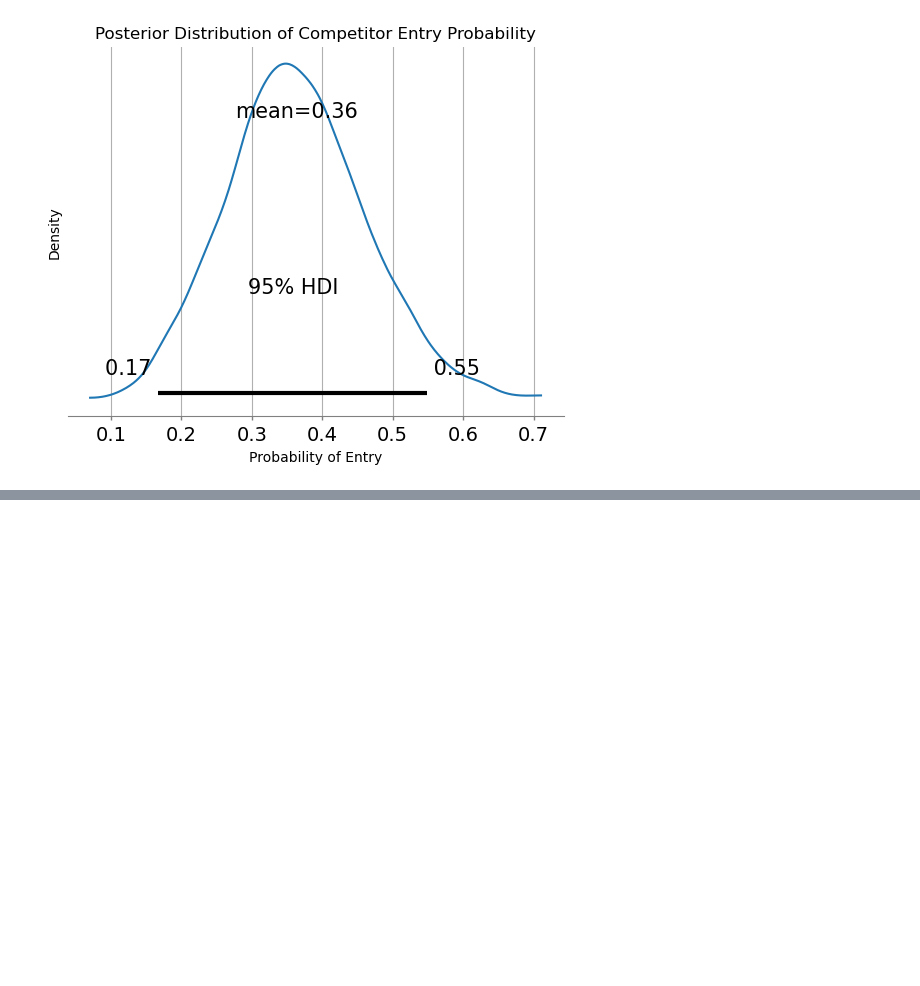
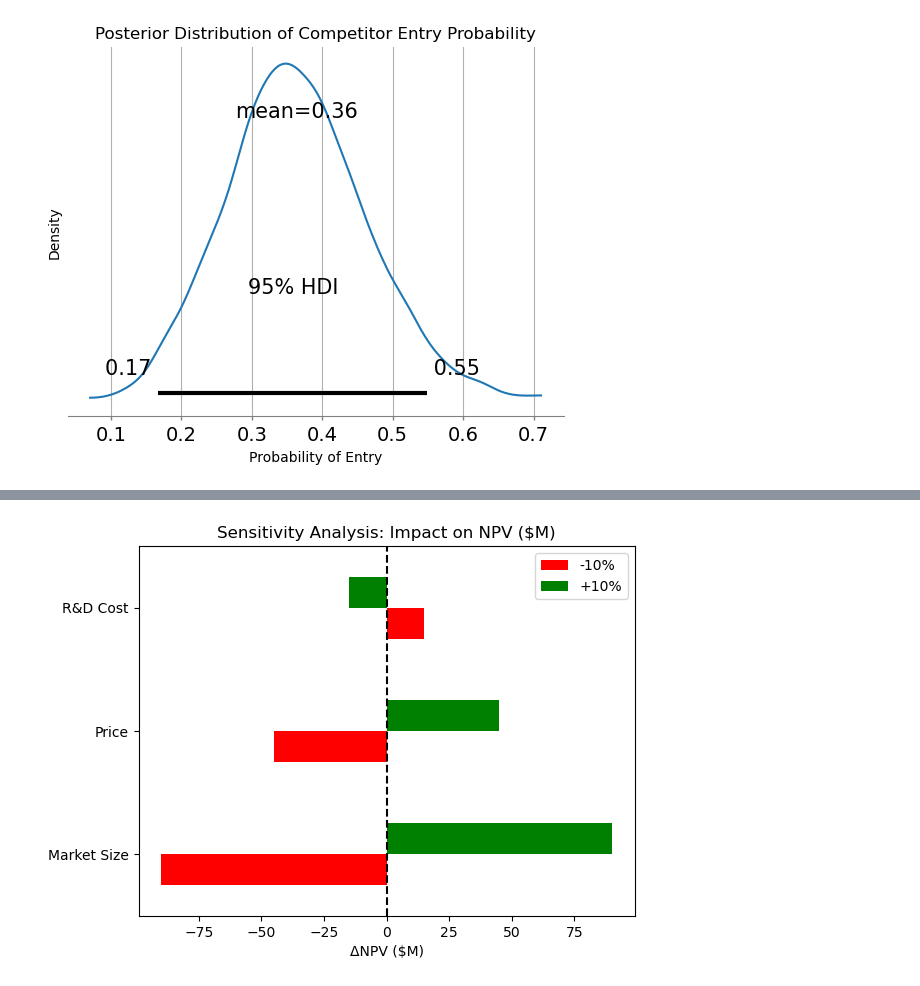
Before and after one commit to abbyturi/risk_analysis_mock, a Jupyter notebook: notebooks/competition_and_data.ipynb, the cells around one changed output, grey strips where cells are left out. Cells and saved outputs as stored; diff of their text form; code cells hidden in the pictures; blank space fills up the shorter version.

```diff
--- a/notebooks/competition_and_data.ipynb
+++ b/notebooks/competition_and_data.ipynb
@@ -79,0 +94,34 @@ plt.show()
+# %%
+def sensitivity_analysis():
+    # Base case NPV
+    base_npv = 1500  # $M
+
+    # Parameters and their impacts (±10% perturbation)
+    params = {
+        "Market Size": {"range": [0.9, 1.1], "impact": 0.6},  # 60% of variance
+        "Price": {"range": [0.9, 1.1], "impact": 0.3},
+        "R&D Cost": {"range": [1.1, 0.9], "impact": 0.1}  # Note: R&D cost inversely affects NPV
+    }
+
+    # Calculate NPV changes for each parameter
+    results = {
+        param: [
+            base_npv * v["impact"] * (v["range"][0] - 1),  # Lower bound (-10%)
+            base_npv * v["impact"] * (v["range"][1] - 1)   # Upper bound (+10%)
+        ]
+        for param, v in params.items()
+    }
+
+    # Create DataFrame with explicit index
+    df = pd.DataFrame(results, index=["-10%", "+10%"])
+
+    # Plot tornado diagram
+    df.T.plot(kind="barh", color=["red", "green"])
+    plt.title("Sensitivity Analysis: Impact on NPV ($M)")
+    plt.xlabel("ΔNPV ($M)")
+    plt.axvline(0, color="black", linestyle="--")
+    plt.show()
+
+sensitivity_analysis()
+# %% [output]
+[figure, added]
```
Also changed, not shown: parts of 20 cells of this notebook.
